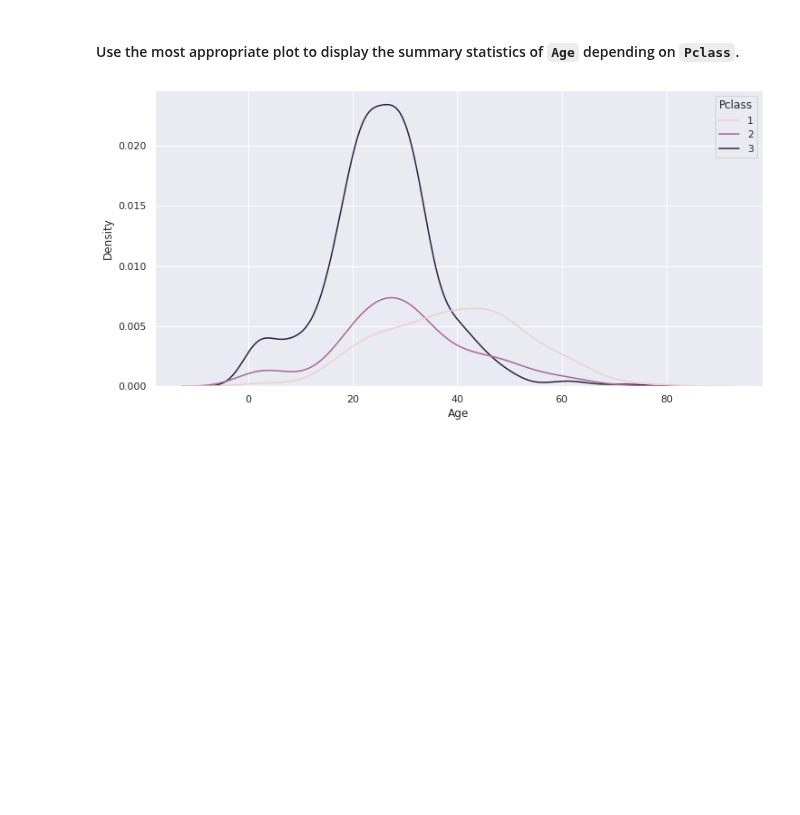
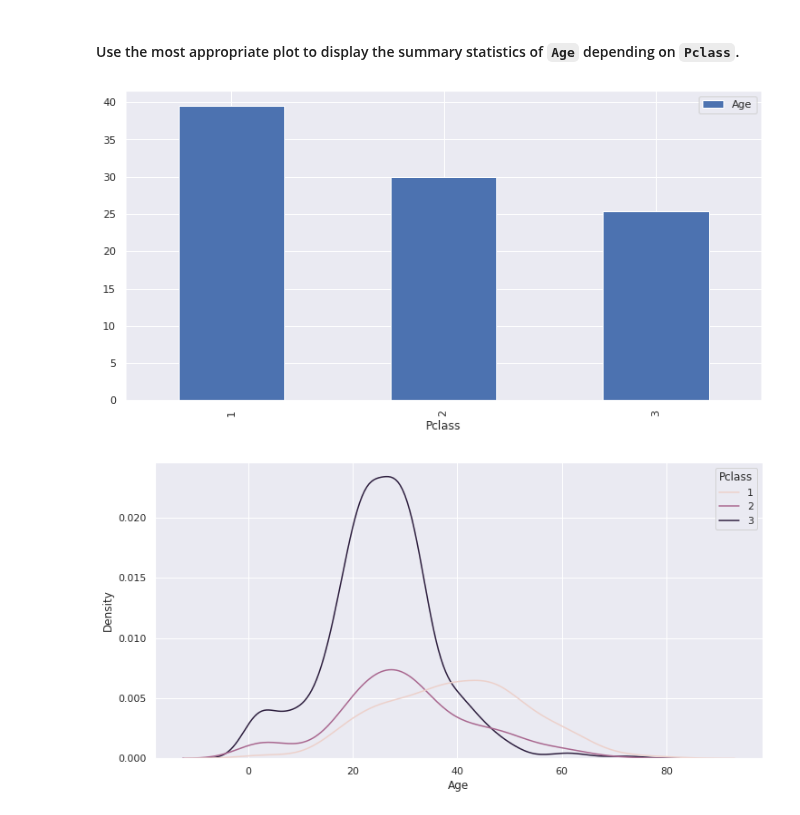
Before and after one commit to Ironhack-Data-Madrid-Enero-2022/lab-matplotlib-seaborn, a Jupyter notebook: your-code/main.ipynb, the cells around one changed output. Saved outputs shown, nothing was run; the diff lists cells and outputs as text; code cells hidden in the pictures; blank space fills up the shorter version.

```diff
--- a/your-code/main.ipynb
+++ b/your-code/main.ipynb
@@ -308,6 +315,11 @@ Las variables entre las que hay mayor correlación son Pclass y Age por un lado
 '\nLas variables entre las que hay mayor correlación son Pclass y Age por un lado y Pclass y Fare por otro.\n'
 # %% [markdown]
 #### Use the most appropriate plot to display the summary statistics of `Age` depending on `Pclass`.
+# %%
+agepclass = titanic.groupby("Pclass").agg({"Age": "mean"})
+agepclass.plot(kind="bar");
+# %% [output]
+[figure, added]
 # %%
 titanic_age_gender_kde = sns.kdeplot(x=titanic.Age, hue=titanic.Pclass)
 # %% [output]
```
Also changed, not shown: parts of 3 cells of this notebook, 3 other files.
